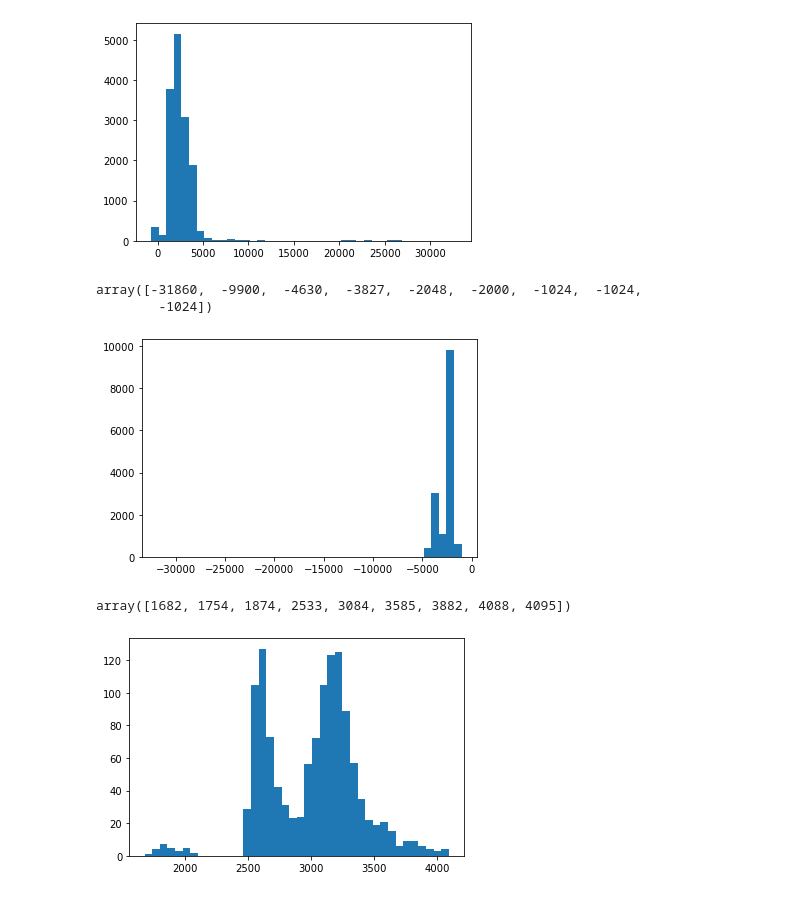
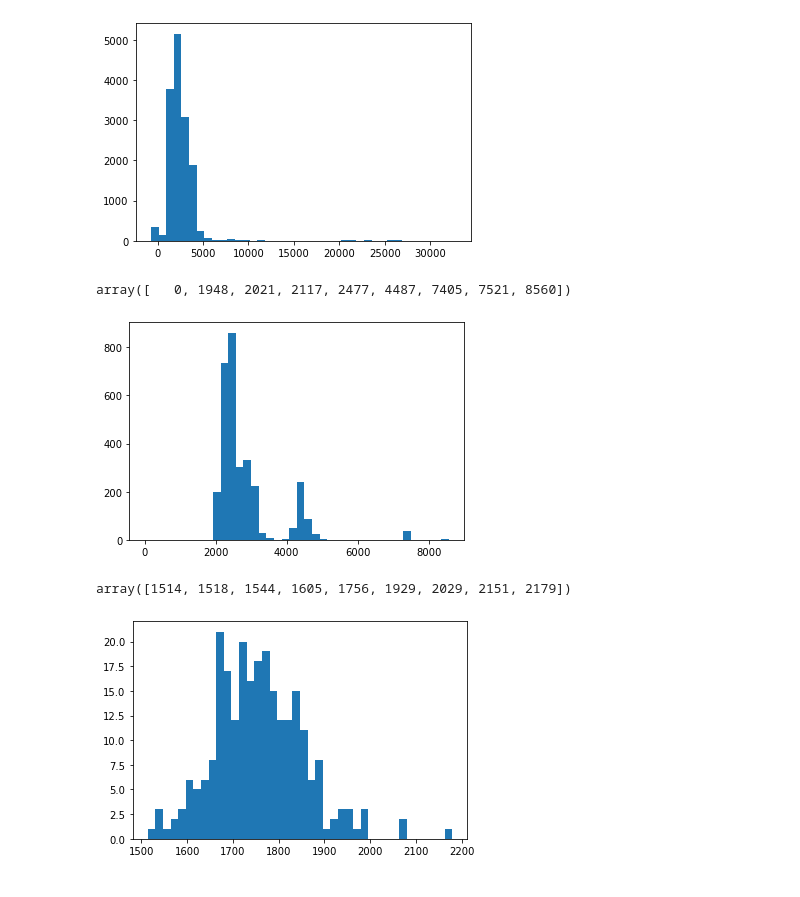
Before and after one commit to amalhot5/pulmonary-fibrosis-progression, a Jupyter notebook: model-building.ipynb, the cells around one changed output. Drawn from its saved outputs; the diff is of its cells as text; code cells hidden in the pictures.

```diff
--- a/model-building.ipynb
+++ b/model-building.ipynb
@@ -188,5 +185,6 @@ len(comb_tst), len(df_tst)
 # %% [output]
 (1261, 1261)
 # %%
+comb_trn.set_index('PatientID',inplace=True)
 comb_trn.head().T
 # %% [output]
@@ -245,10 +243,10 @@ comb.pivot_table(values=['WindowCenter','WindowWidth', 'RescaleIntercept', 'Resc
 | 16 | 0 | -1024.0 | -1024.000000 | -1024.0 | -1024.0 | 0.000000 | 1.0 | 1.0 | ... |
 |  | 1 | 0.0 | -287.296094 | 0.0 | -1024.0 | 460.072020 | 1.0 | 1.0 | ... |
 # %%
-df1 = comb.query('(BitsStored == 12)')
-df2 = comb.query('(BitsStored == 13)')
-df3 = comb.query('(BitsStored == 16) & (PixelRepresentation == 0)')
-df4 = comb.query('(BitsStored == 16) & (PixelRepresentation == 1)')
+df1 = comb_trn.query('(BitsStored == 12)')
+df2 = comb_trn.query('(BitsStored == 13)')
+df3 = comb_trn.query('(BitsStored == 16) & (PixelRepresentation == 0)')
+df4 = comb_trn.query('(BitsStored == 16) & (PixelRepresentation == 1)')
 dfs = [df1, df2, df3, df4]
 # %%
 def distrib_summ(t):
@@ -260,13 +258,12 @@ distrib_summ(df4.img_max.values)
 array([ -729,  -650,  -453,  1177,  2221,  4095,  9067, 26815, 32747])
 [figure]
 # %%
-distrib_summ(df4.img_min.values)
+distrib_summ(df3.img_max.values)
 # %% [output]
-array([-31860,  -9900,  -4630,  -3827,  -2048,  -2000,  -1024,  -1024,
-        -1024])
+array([   0, 1948, 2021, 2117, 2477, 4487, 7405, 7521, 8560])
-[figure, old version]
+[figure, new version]
 # %%
-distrib_summ(df_tst.img_max.values)
+distrib_summ(df2.img_max.values)
 # %% [output]
-array([1682, 1754, 1874, 2533, 3084, 3585, 3882, 4088, 4095])
+array([1514, 1518, 1544, 1605, 1756, 1929, 2029, 2151, 2179])
-[figure, old version]
+[figure, new version]
```
Also changed, not shown: parts of 30 cells of this notebook.
